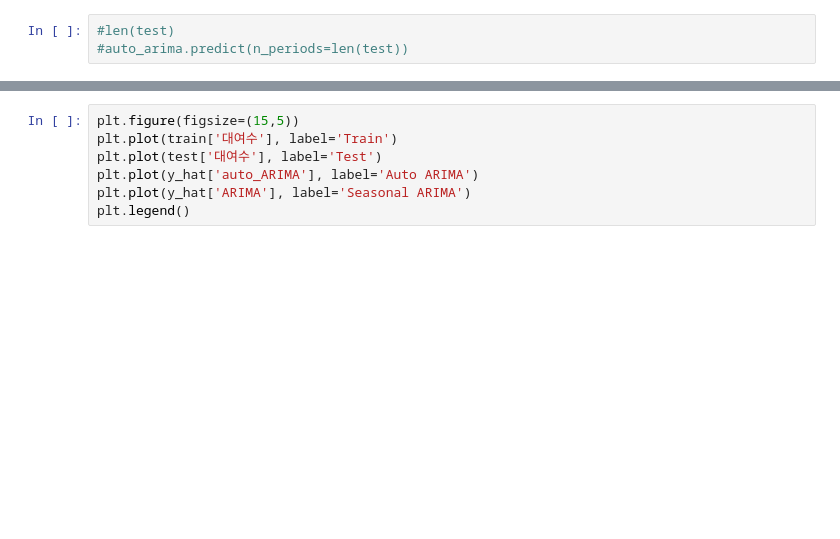
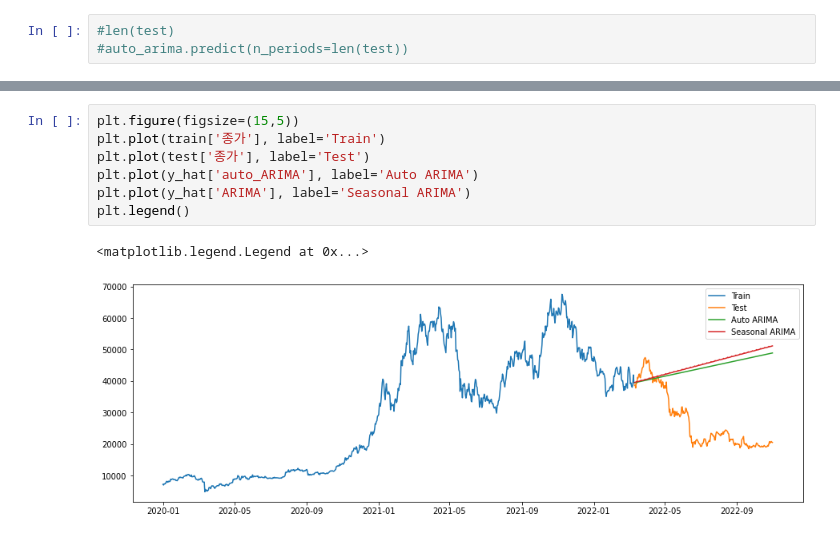
Before and after one commit to Geon27/4-1-Bitcoin, a Jupyter notebook: 시계열과제_비트코인_1129(준최종).ipynb, the cells around one changed output, grey strips where cells are left out. Drawn from its saved outputs; the diff is of its cells as text; blank space fills up the shorter version.

```diff
--- a/시계열과제_비트코인_1129(준최종).ipynb
+++ b/시계열과제_비트코인_1129(준최종).ipynb
@@ -503,7 +725,10 @@ y_hat
 # %%
 plt.figure(figsize=(15,5))
-plt.plot(train['대여수'], label='Train')
-plt.plot(test['대여수'], label='Test')
+plt.plot(train['종가'], label='Train')
+plt.plot(test['종가'], label='Test')
 plt.plot(y_hat['auto_ARIMA'], label='Auto ARIMA')
 plt.plot(y_hat['ARIMA'], label='Seasonal ARIMA')
 plt.legend()
+# %% [output]
+<matplotlib.legend.Legend at 0x...>
+[figure, added]
```
Also changed, not shown: parts of 50 cells of this notebook.
